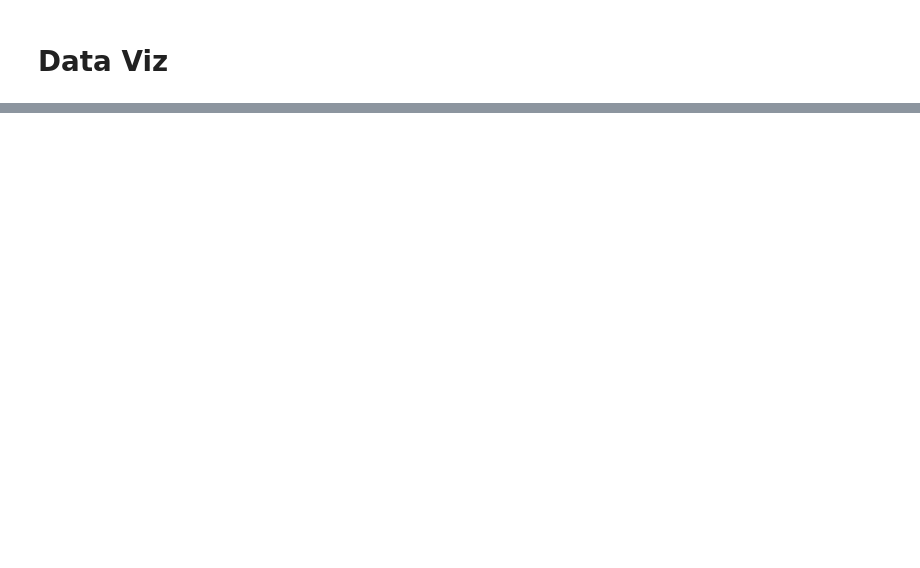
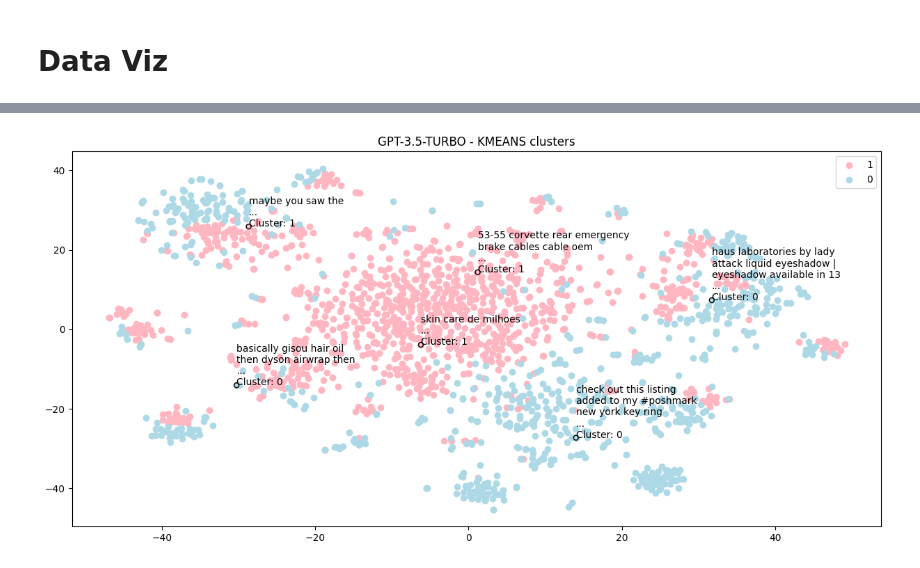
Before and after one commit to LoriTosoChef/msc-thesis-llm-clustering, a Jupyter notebook: thesis_research.ipynb, the cells around one changed output, grey strips where cells are left out. Cells and saved outputs as stored; diff of their text form; code cells hidden in the pictures; blank space fills up the shorter version.

Commit message:
adjust clustering

```diff
--- a/thesis_research.ipynb
+++ b/thesis_research.ipynb
@@ -391,0 +408,12 @@ plot_clusters_2D(df=df,
+# %%
+plot_clusters_2D(df=df,
+                 llm='gpt-3.5-turbo',
+                 cluster_algo='kmeans',
+                 text_col='tweet',
+                 n=6,
+                 save_fig=False,
+                 fig_name='TR2')
+                 #manual=True,
+                 #indices=[])
+# %% [output]
+[figure, added]
```
Also changed, not shown: parts of 21 cells of this notebook, 4 other files.
